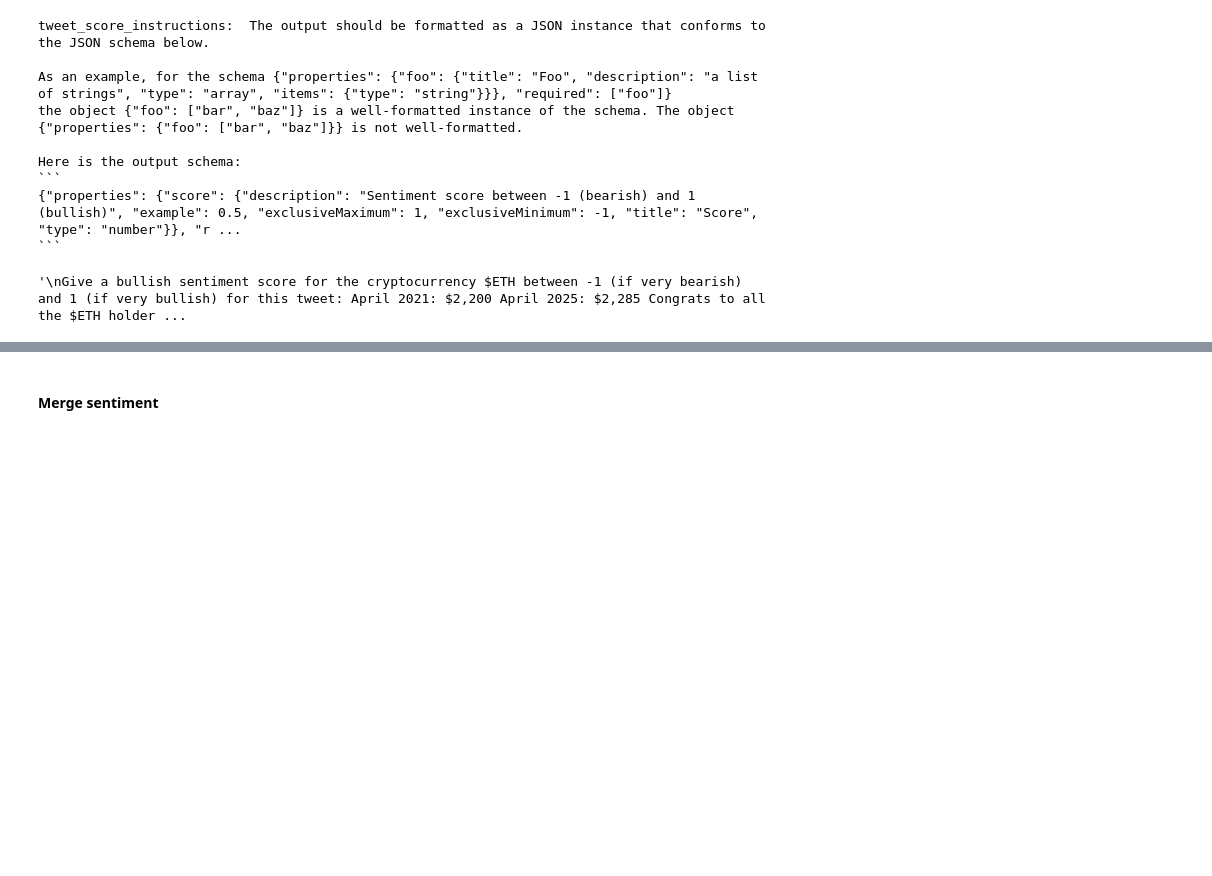
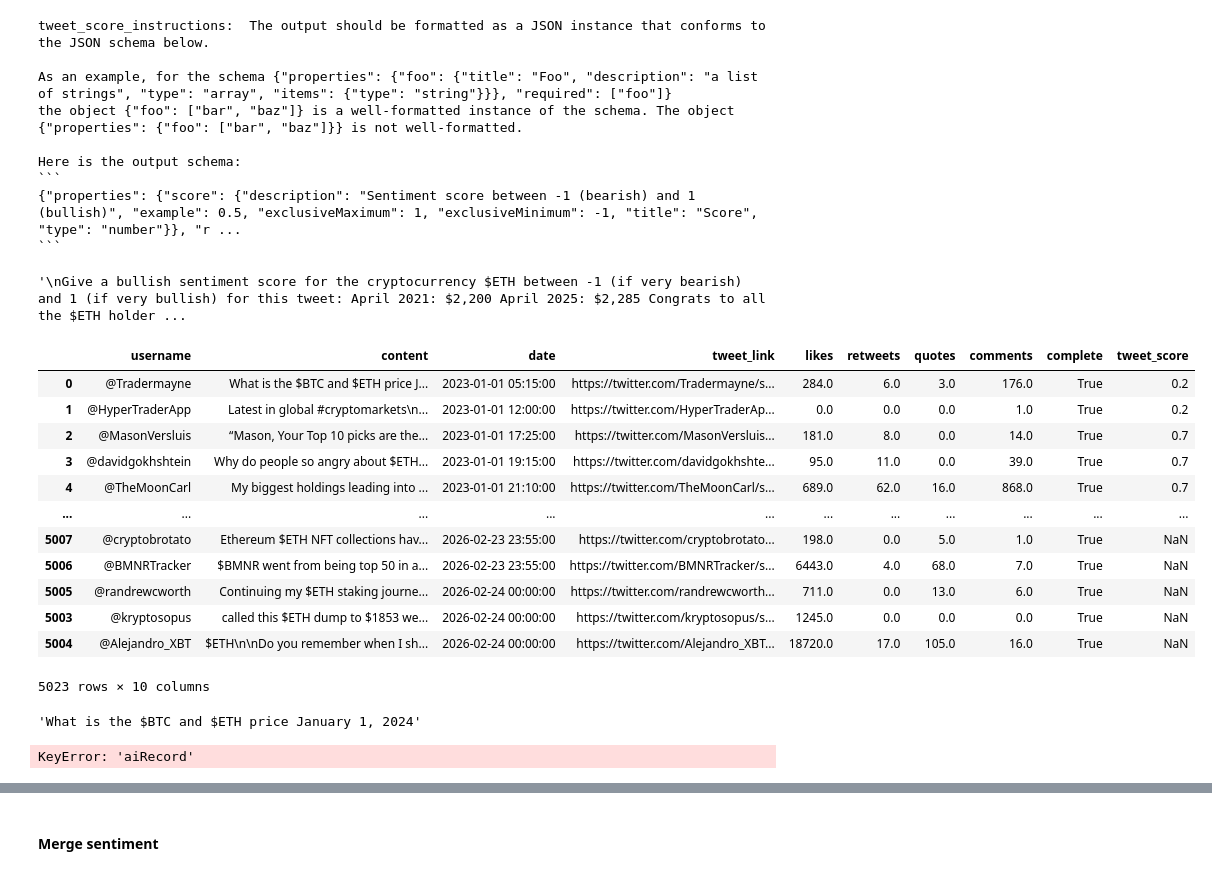
Before and after one commit to jeugregg/ocean_protocol_eth_pred, a Jupyter notebook: 23_Update_Data_Sources_05min.ipynb, the cells around one changed output, grey strips where cells are left out. Saved outputs shown, nothing was run; the diff lists cells and outputs as text; code cells hidden in the pictures; blank space fills up the shorter version.

```diff
--- a/23_Update_Data_Sources_05min.ipynb
+++ b/23_Update_Data_Sources_05min.ipynb
@@ -58,7 +58,7 @@ import pandas as pd
 import numpy as np
 import requests
 # FINANCE
-from openbb import obb
+#from openbb import obb
 import yfinance as yf
 import ccxt
 from coinmetrics.api_client import CoinMetricsClient
@@ -68,7 +68,7 @@ from ta.trend import IchimokuIndicator
 from ta.momentum import RSIIndicator
 from ta.volatility import AverageTrueRange
 from ta.volume import VolumeWeightedAveragePrice
-import pandas_ta as pta
+#import pandas_ta as pta
 # PLOT
 import matplotlib.pyplot as plt
 import matplotlib as mpl
@@ -79,7 +79,7 @@ sns.set_theme()
 
 from dotenv import load_dotenv, find_dotenv
 load_dotenv(find_dotenv())
-obb.user.credentials.fmp_api_key = os.getenv("FMP_KEY")
+#obb.user.credentials.fmp_api_key = os.getenv("FMP_KEY")
 from fredapi import Fred
 fred = Fred(api_key=os.getenv("FRED_KEY"))
 
@@ -2846,6 +2850,22 @@ def get_1min_sentiment(str_tweet, token, prompt):
 #         print(f"OK : {score_min} < {score} < {score_max} : {str_tweet}")
 #     else:
 #         print(f"NOK : min:{score_min}, score: {score}, max: {score_max} : {str_tweet}")
+# %%
+df_tweets_eth
+# %% [output]
+|  | username | content | date | tweet_link | likes | retweets | quotes | comments | complete | tweet_score |
+| 0 | @Tradermayne | What is the $BTC and $ETH price J... | 2023-01-01 05:15:00 | https://twitter.com/Tradermayne/s... | 284.0 | 6.0 | 3.0 | 176.0 | True | 0.2 |
+| 1 | @HyperTraderApp | Latest in global #cryptomarkets\n... | 2023-01-01 12:00:00 | https://twitter.com/HyperTraderAp... | 0.0 | 0.0 | 0.0 | 1.0 | True | 0.2 |
+| 2 | @MasonVersluis | “Mason, Your Top 10 picks are the... | 2023-01-01 17:25:00 | https://twitter.com/MasonVersluis... | 181.0 | 8.0 | 0.0 | 14.0 | True | 0.7 |
+| 3 | @davidgokhshtein | Why do people so angry about $ETH... | 2023-01-01 19:15:00 | https://twitter.com/davidgokhshte... | 95.0 | 11.0 | 0.0 | 39.0 | True | 0.7 |
+| 4 | @TheMoonCarl | My biggest holdings leading into ... | 2023-01-01 21:10:00 | https://twitter.com/TheMoonCarl/s... | 689.0 | 62.0 | 16.0 | 868.0 | True | 0.7 |
+| ... | ... | ... | ... | ... | ... | ... | ... | ... | ... | ... |
+| 5007 | @cryptobrotato | Ethereum $ETH NFT collections hav... | 2026-02-23 23:55:00 | https://twitter.com/cryptobrotato... | 198.0 | 0.0 | 5.0 | 1.0 | True | NaN |
+| 5006 | @BMNRTracker | $BMNR went from being top 50 in a... | 2026-02-23 23:55:00 | https://twitter.com/BMNRTracker/s... | 6443.0 | 4.0 | 68.0 | 7.0 | True | NaN |
+| 5005 | @randrewcworth | Continuing my $ETH staking journe... | 2026-02-24 00:00:00 | https://twitter.com/randrewcworth... | 711.0 | 0.0 | 13.0 | 6.0 | True | NaN |
+| 5003 | @kryptosopus | called this $ETH dump to $1853 we... | 2026-02-24 00:00:00 | https://twitter.com/kryptosopus/s... | 1245.0 | 0.0 | 0.0 | 0.0 | True | NaN |
+| 5004 | @Alejandro_XBT | $ETH\n\nDo you remember when I sh... | 2026-02-24 00:00:00 | https://twitter.com/Alejandro_XBT... | 18720.0 | 17.0 | 105.0 | 16.0 | True | NaN |
+5023 rows × 10 columns
 # %%
 def get_all_tweet_score(df_tweets, token, prompt, path_save_df_tweets):
     if not("tweet_score" in df_tweets.columns):
@@ -2870,5 +2890,13 @@ def get_all_tweet_score(df_tweets, token, prompt, path_save_df_tweets):
         # count += 1
         # if count >= count_max:
         #     break
+# %%
+df_tweets_eth.loc[0].content
+# %% [output]
+'What is the $BTC and $ETH price January 1, 2024'
+# %%
+get_1min_sentiment(df_tweets_eth.loc[0].content,"ETH", prompt )
+# %% [output]
+KeyError: 'aiRecord'
 # %%
 get_all_tweet_score(df_tweets_eth, "ETH", prompt, path_save_df_tweets_eth)
```
Also changed, not shown: parts of 15 cells of this notebook, 24 other files.
